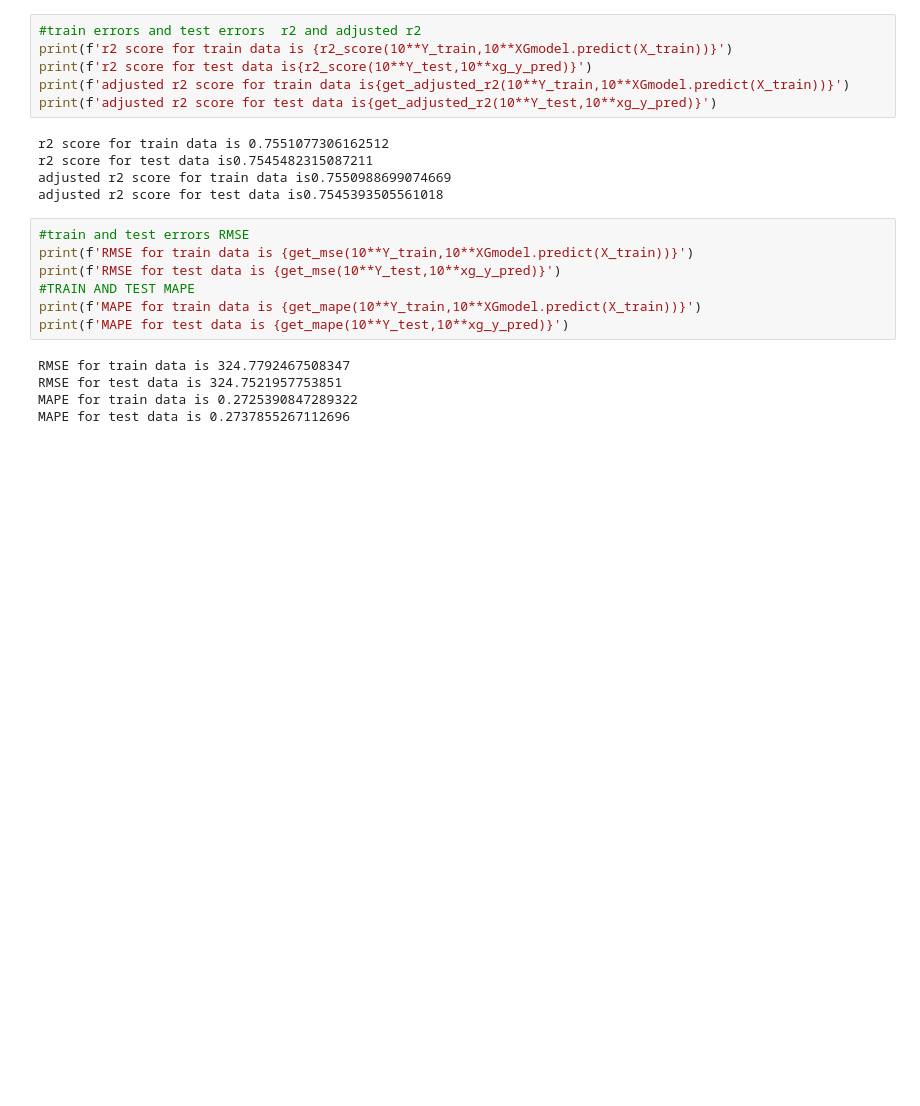
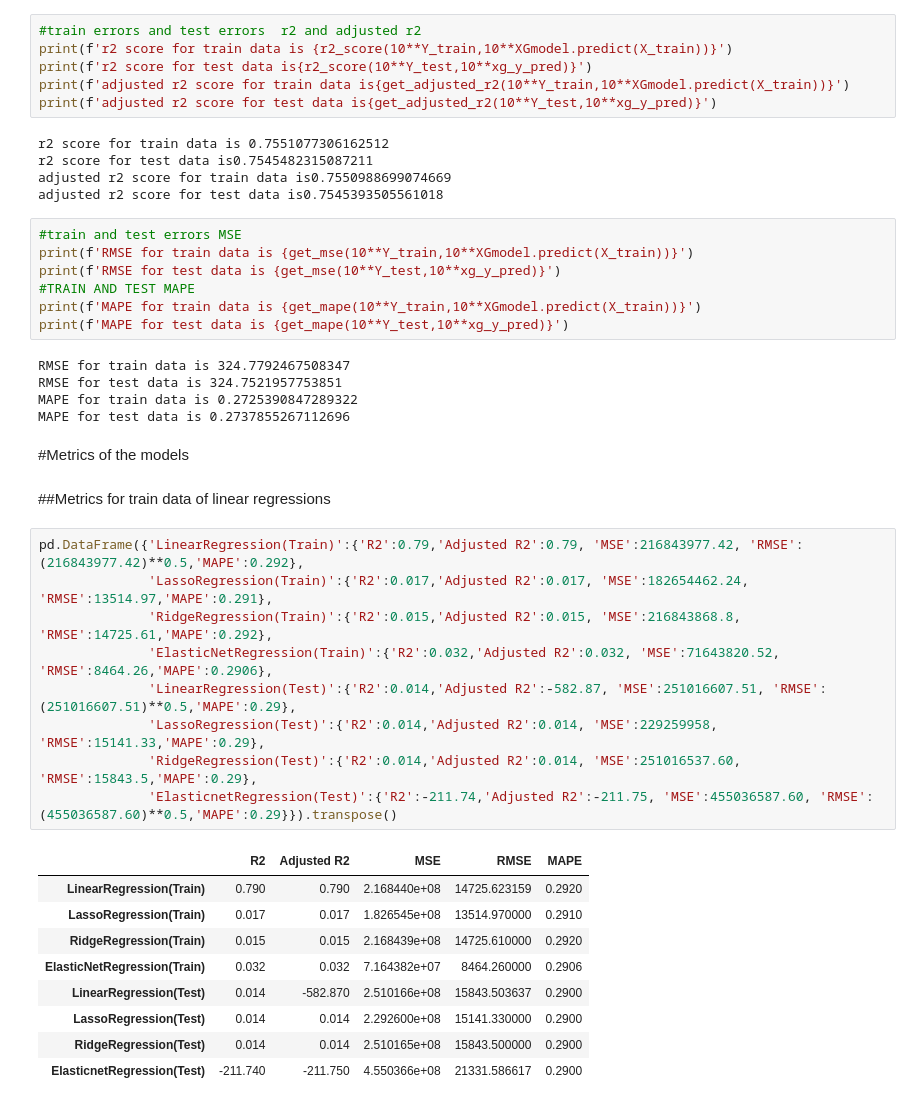
Before and after one commit to issatyajit/NYC-taxi-time-prediction, a Jupyter notebook: NYC_Taxi_Trip_Time_Prediction_Capstone_Project.ipynb, the cells around one changed output. Drawn from its saved outputs; the diff is of its cells as text; blank space fills up the shorter version.

```diff
--- a/NYC_Taxi_Trip_Time_Prediction_Capstone_Project.ipynb
+++ b/NYC_Taxi_Trip_Time_Prediction_Capstone_Project.ipynb
@@ -529,7 +539,7 @@ r2 score for test data is0.7545482315087211
 adjusted r2 score for train data is0.7550988699074669
 adjusted r2 score for test data is0.7545393505561018
 # %%
-#train and test errors RMSE
+#train and test errors MSE
 print(f'RMSE for train data is {get_mse(10**Y_train,10**XGmodel.predict(X_train))}')
 print(f'RMSE for test data is {get_mse(10**Y_test,10**xg_y_pred)}')
 #TRAIN AND TEST MAPE
@@ -540,3 +550,26 @@ RMSE for train data is 324.7792467508347
 RMSE for test data is 324.7521957753851
 MAPE for train data is 0.2725390847289322
 MAPE for test data is 0.2737855267112696
+# %% [markdown]
+#Metrics of the models
+# %% [markdown]
+##Metrics for train data of linear regressions
+# %%
+pd.DataFrame({'LinearRegression(Train)':{'R2':0.79,'Adjusted R2':0.79, 'MSE':216843977.42, 'RMSE':(216843977.42)**0.5,'MAPE':0.292},
+              'LassoRegression(Train)':{'R2':0.017,'Adjusted R2':0.017, 'MSE':182654462.24, 'RMSE':13514.97,'MAPE':0.291},
+              'RidgeRegression(Train)':{'R2':0.015,'Adjusted R2':0.015, 'MSE':216843868.8, 'RMSE':14725.61,'MAPE':0.292},
+              'ElasticNetRegression(Train)':{'R2':0.032,'Adjusted R2':0.032, 'MSE':71643820.52, 'RMSE':8464.26,'MAPE':0.2906},
+              'LinearRegression(Test)':{'R2':0.014,'Adjusted R2':-582.87, 'MSE':251016607.51, 'RMSE':(251016607.51)**0.5,'MAPE':0.29},
+              'LassoRegression(Test)':{'R2':0.014,'Adjusted R2':0.014, 'MSE':229259958, 'RMSE':15141.33,'MAPE':0.29},
+              'RidgeRegression(Test)':{'R2':0.014,'Adjusted R2':0.014, 'MSE':251016537.60, 'RMSE':15843.5,'MAPE':0.29},
+              'ElasticnetRegression(Test)':{'R2':-211.74,'Adjusted R2':-211.75, 'MSE':455036587.60, 'RMSE':(455036587.60)**0.5,'MAPE':0.29}}).transpose()
+# %% [output]
+|  | R2 | Adjusted R2 | MSE | RMSE | MAPE |
+| LinearRegression(Train) | 0.790 | 0.790 | 2.168440e+08 | 14725.623159 | 0.2920 |
+| LassoRegression(Train) | 0.017 | 0.017 | 1.826545e+08 | 13514.970000 | 0.2910 |
+| RidgeRegression(Train) | 0.015 | 0.015 | 2.168439e+08 | 14725.610000 | 0.2920 |
+| ElasticNetRegression(Train) | 0.032 | 0.032 | 7.164382e+07 | 8464.260000 | 0.2906 |
+| LinearRegression(Test) | 0.014 | -582.870 | 2.510166e+08 | 15843.503637 | 0.2900 |
+| LassoRegression(Test) | 0.014 | 0.014 | 2.292600e+08 | 15141.330000 | 0.2900 |
+| RidgeRegression(Test) | 0.014 | 0.014 | 2.510165e+08 | 15843.500000 | 0.2900 |
+| ElasticnetRegression(Test) | -211.740 | -211.750 | 4.550366e+08 | 21331.586617 | 0.2900 |
```
Also changed, not shown: parts of 25 cells of this notebook.
